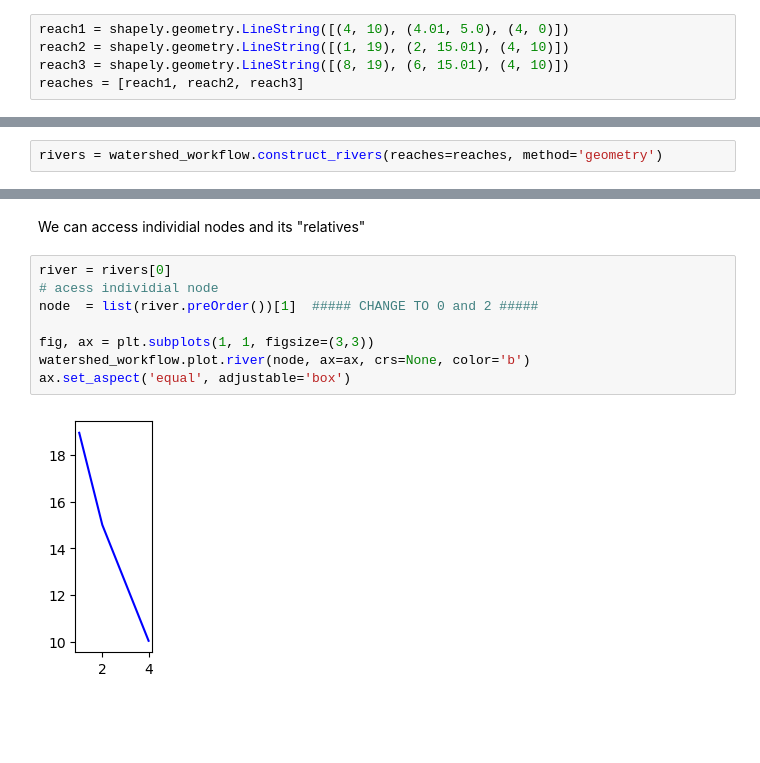
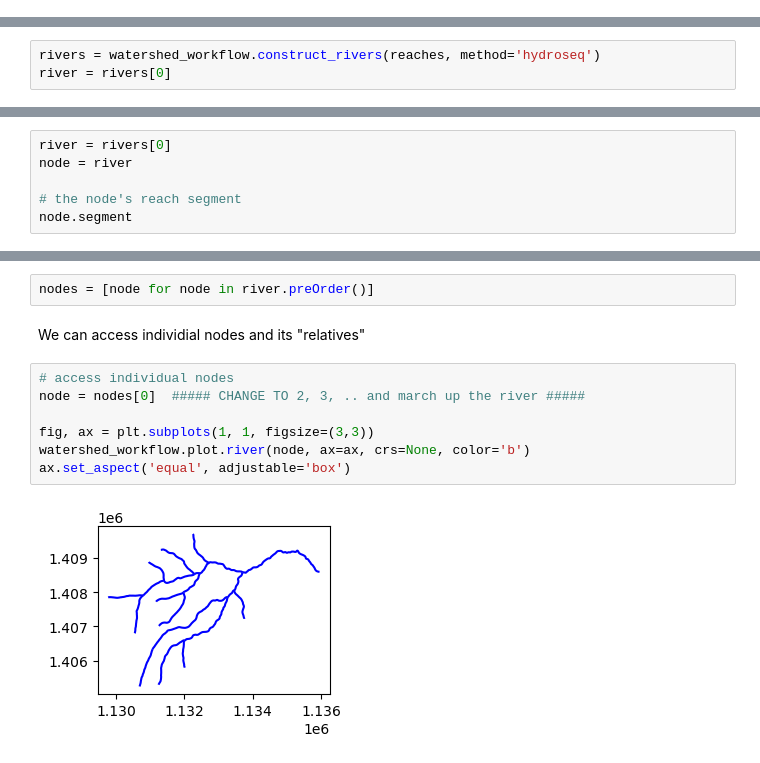
Before and after one commit to environmental-modeling-workflows/workshop-watershed-workflow-2024, a Jupyter notebook: notebooks/key_object_classes.ipynb, the cells around one changed output, grey strips where cells are left out. Drawn from its saved outputs; the diff is of its cells as text; blank space fills up the shorter version.

```diff
--- a/notebooks/key_object_classes.ipynb
+++ b/notebooks/key_object_classes.ipynb
@@ -28,5 +209,0 @@ Reaches are collection of `LineString` objects with coordnates ordere upstream t
-# %%
-reach1 = shapely.geometry.LineString([(4, 10), (4.01, 5.0), (4, 0)])
-reach2 = shapely.geometry.LineString([(1, 19), (2, 15.01), (4, 10)])
-reach3 = shapely.geometry.LineString([(8, 19), (6, 15.01), (4, 10)])
-reaches = [reach1, reach2, reach3]
@@ -43,3 +216,4 @@ Rivers are constructed using collection of reaches using one of the two methods:
 # %%
-rivers = watershed_workflow.construct_rivers(reaches=reaches, method='geometry')
+rivers = watershed_workflow.construct_rivers(reaches, method='hydroseq')
+river = rivers[0]
 # %% [output]
@@ -56,0 +235,6 @@ ax.set_aspect('equal', adjustable='box')
+# %%
+river = rivers[0]
+node = river
+
+# the node's reach segment
+node.segment
@@ -61,13 +260,14 @@ ax.set_aspect('equal', adjustable='box')
+# %%
+nodes = [node for node in river.preOrder()]
 # %% [markdown]
 We can access individial nodes and its "relatives"
 # %%
-river = rivers[0]
-# acess individial node
-node  = list(river.preOrder())[1]  ##### CHANGE TO 0 and 2 #####
+# access individual nodes
+node = nodes[0]  ##### CHANGE TO 2, 3, .. and march up the river #####
 
 fig, ax = plt.subplots(1, 1, figsize=(3,3))
 watershed_workflow.plot.river(node, ax=ax, crs=None, color='b')
 ax.set_aspect('equal', adjustable='box')
 # %% [output]
-[figure, old version]
+[figure, new version]
 # %%
```
Also changed, not shown: parts of 56 cells of this notebook.
